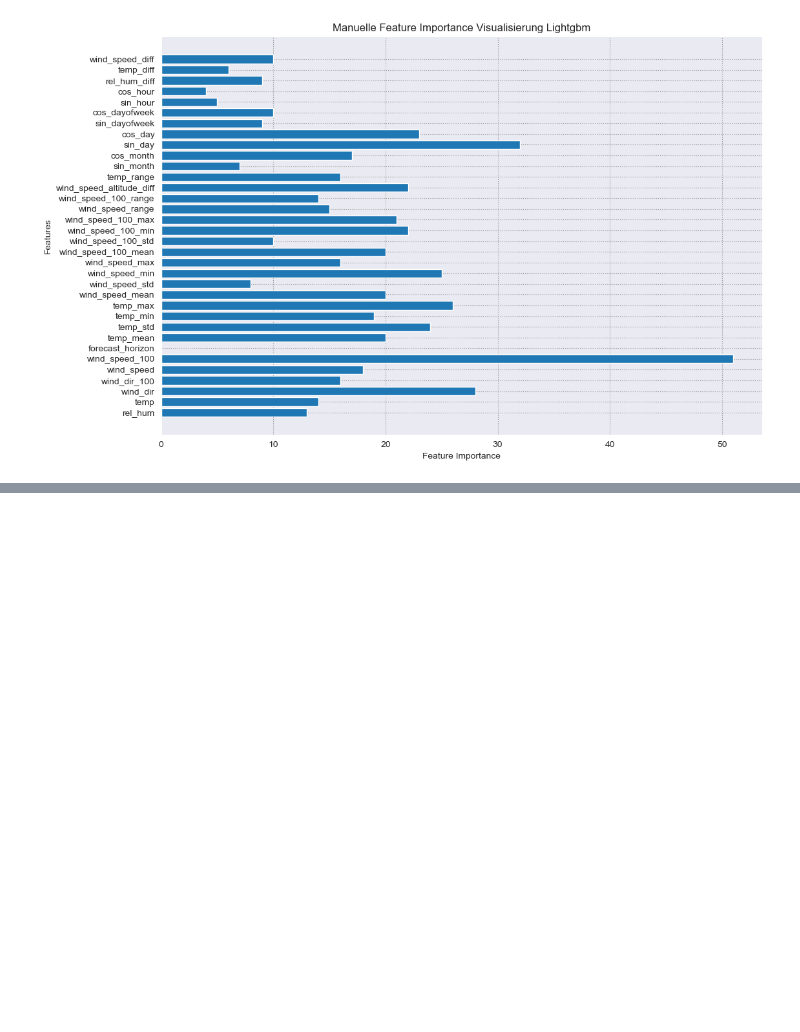
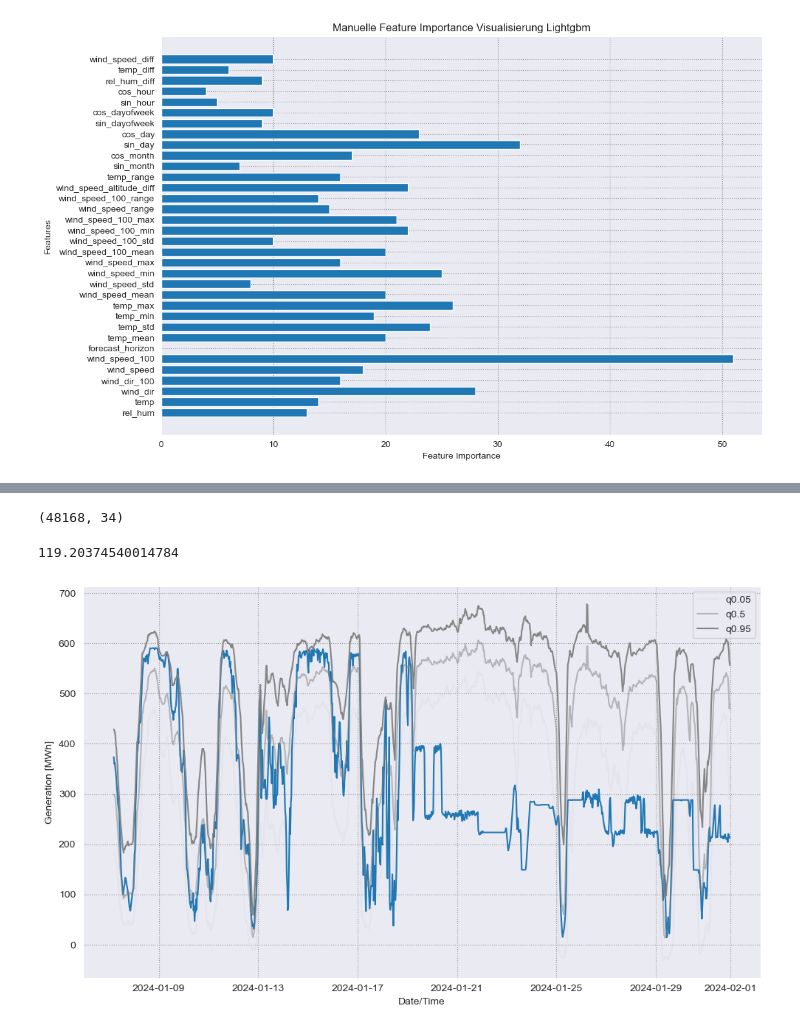
Before and after one commit to av1c3nna/awp2, a Jupyter notebook: code/model_training.ipynb, the cells around one changed output, grey strips where cells are left out. Cells and saved outputs as stored; diff of their text form; code cells hidden in the pictures; blank space fills up the shorter version.

```diff
--- a/code/model_training.ipynb
+++ b/code/model_training.ipynb
@@ -452,0 +505,15 @@ plt.show()
+# %%
+class QuantileLoss(nn.Module):
+    def __init__(self, quantiles):
+        super().__init__()
+        self.quantiles = quantiles
+
+    def forward(self, preds, target):
+        assert not target.requires_grad
+        assert preds.size(0) == target.size(0)
+        losses = []
+        for i, q in enumerate(quantiles):
+            errors = target - preds[:, i]
+            losses.append(torch.max((q-1) * errors, q * errors).unsqueeze(1))
+        loss = torch.mean(torch.sum(torch.cat(losses, dim=1), dim=1))
+        return loss
@@ -452,0 +558,10 @@ plt.show()
+# %%
+# Instantiate model
+quantiles = [.05, .5, .95]
+model = q_model(quantiles, dropout=0.1)
+loss_func = QuantileLoss(quantiles)
+learner = Learner(model, partial(torch.optim.Adam, weight_decay=1e-6), loss_func)
+# %%
+# Run training
+epochs = 100
+learner.fit(feature_engineerer_wind.X_train, feature_engineerer_wind.y_train.values, epochs, batch_size=30)
@@ -452,0 +586,24 @@ plt.show()
+# %%
+feature_engineerer_wind.X_train.shape
+# %% [output]
+(48168, 34)
+# %%
+quantiles = [0.05, 0.5, 0.95]
+
+qr_wind_nn = {}
+qr_wind_nn["true"] = feature_engineerer_wind.y_test.values
+
+predictionset = feature_engineerer_wind.X_test.astype(np.float32)
+y_pred = learner.predict(predictionset)
+qr_wind_nn["0.05"] = y_pred[:, 0]
+qr_wind_nn["0.5"] = y_pred[:, 1]
+qr_wind_nn["0.95"] = y_pred[:, 2]
+
+qr_wind_nn_df = pd.DataFrame(qr_wind_nn)
+model_utils.pinball_score(qr_wind_nn_df, quantiles=quantiles)
+# %% [output]
+119.20374540014784
+# %%
+xgboost_model_wind.plot_quantils(feature_engineerer_wind.y_test, qr_wind_nn, quantiles)
+# %% [output]
+[figure, added]
```
Also changed, not shown: parts of 12 cells of this notebook.
